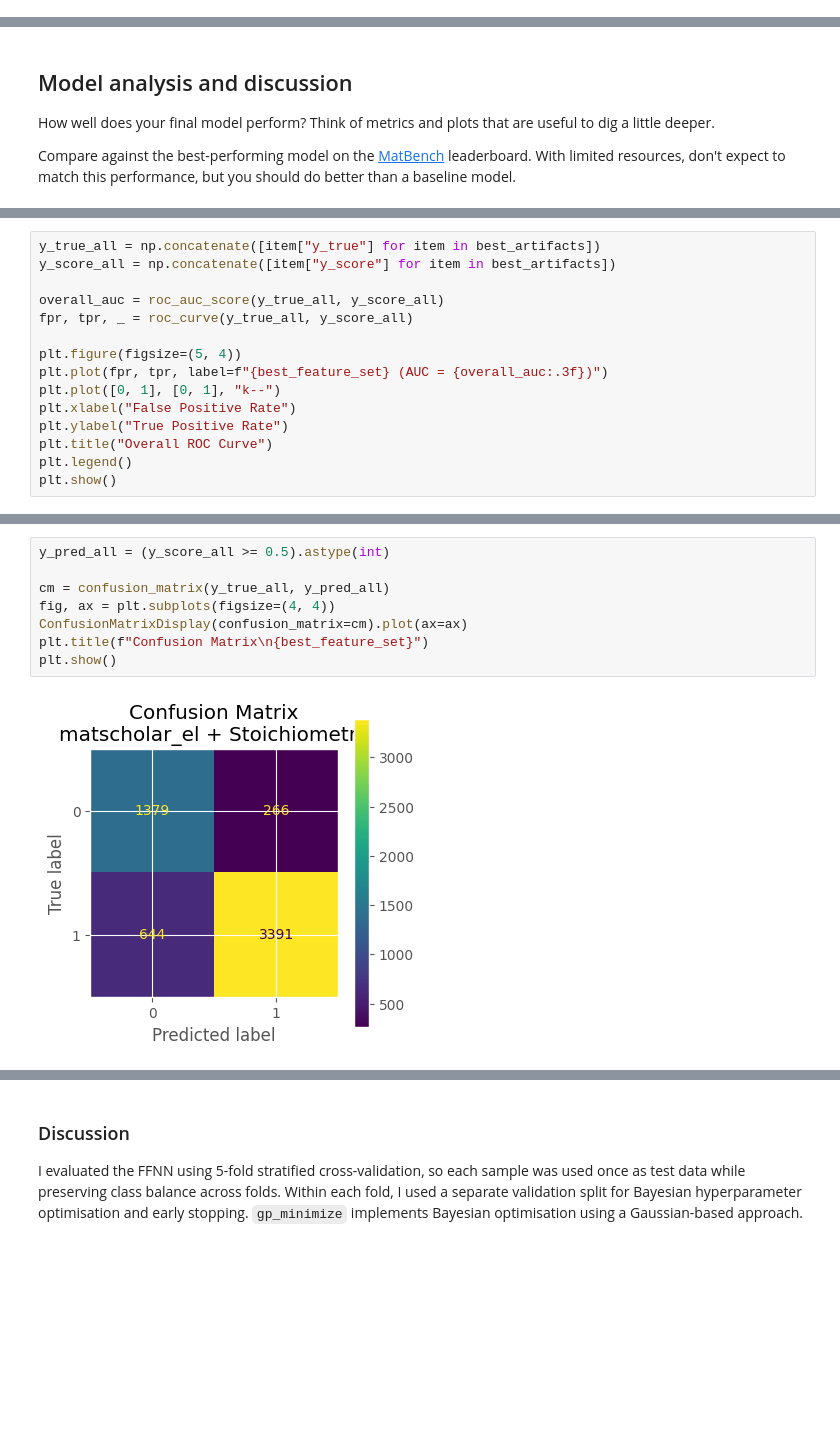
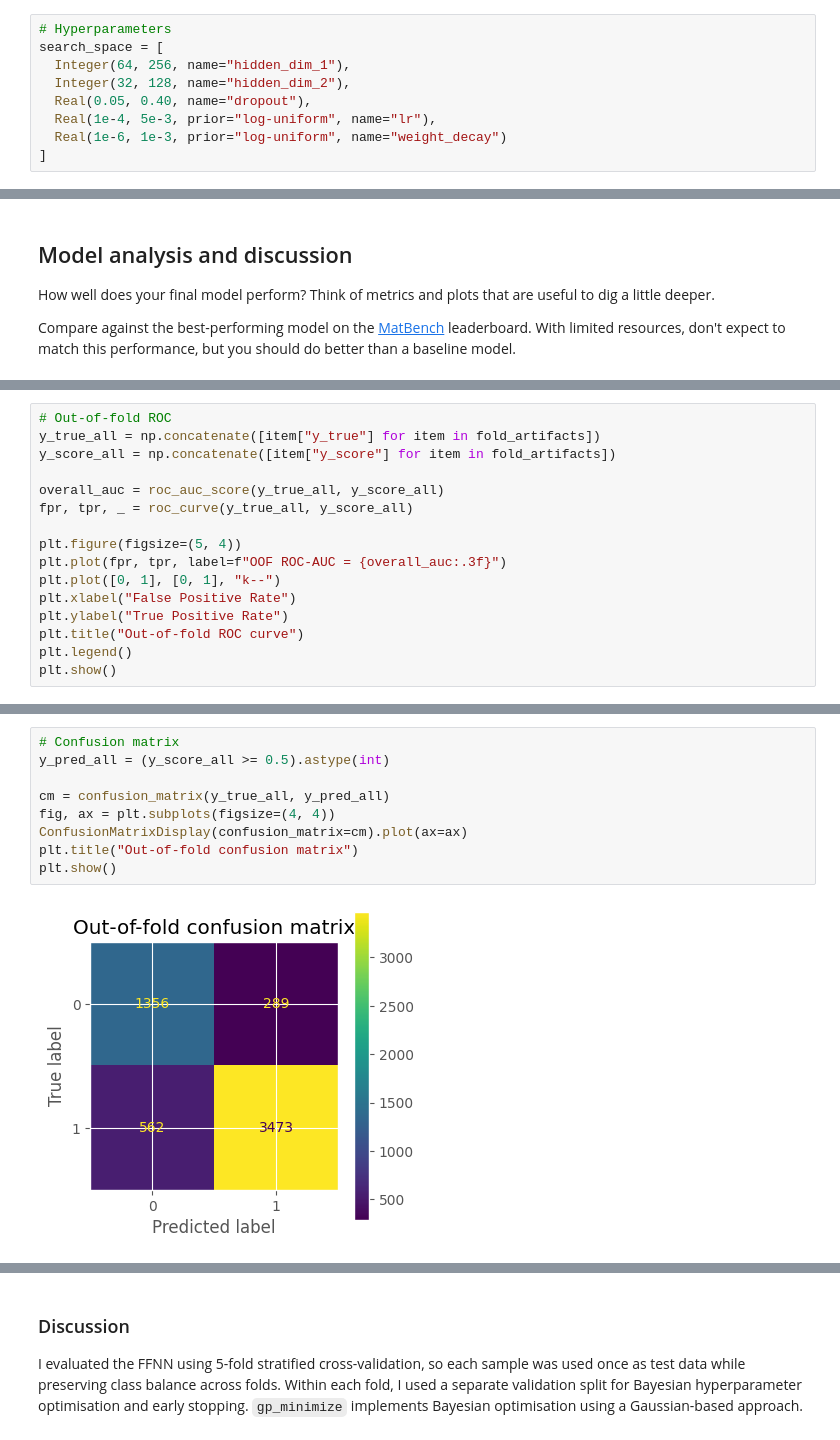
Before and after one commit to PhyTorch/Lecture, a Jupyter notebook: Research_Challenge.ipynb, the cells around one changed output, grey strips where cells are left out. Drawn from its saved outputs; the diff is of its cells as text; blank space fills up the shorter version.

```diff
--- a/Research_Challenge.ipynb
+++ b/Research_Challenge.ipynb
@@ -436,0 +489,9 @@ candidate_configs = [
+# %%
+# Hyperparameters
+search_space = [
+  Integer(64, 256, name="hidden_dim_1"),
+  Integer(32, 128, name="hidden_dim_2"),
+  Real(0.05, 0.40, name="dropout"),
+  Real(1e-4, 5e-3, prior="log-uniform", name="lr"),
+  Real(1e-6, 1e-3, prior="log-uniform", name="weight_decay")
+]
@@ -697,0 +720,16 @@ plt.show()
+# %%
+# Out-of-fold ROC
+y_true_all = np.concatenate([item["y_true"] for item in fold_artifacts])
+y_score_all = np.concatenate([item["y_score"] for item in fold_artifacts])
+
+overall_auc = roc_auc_score(y_true_all, y_score_all)
+fpr, tpr, _ = roc_curve(y_true_all, y_score_all)
+
+plt.figure(figsize=(5, 4))
+plt.plot(fpr, tpr, label=f"OOF ROC-AUC = {overall_auc:.3f}")
+plt.plot([0, 1], [0, 1], "k--")
+plt.xlabel("False Positive Rate")
+plt.ylabel("True Positive Rate")
+plt.title("Out-of-fold ROC curve")
+plt.legend()
+plt.show()
@@ -731,15 +747,0 @@ Best feature set: matscholar_el + Stoichiometry
-# %%
-y_true_all = np.concatenate([item["y_true"] for item in best_artifacts])
-y_score_all = np.concatenate([item["y_score"] for item in best_artifacts])
-
-overall_auc = roc_auc_score(y_true_all, y_score_all)
-fpr, tpr, _ = roc_curve(y_true_all, y_score_all)
-
-plt.figure(figsize=(5, 4))
-plt.plot(fpr, tpr, label=f"{best_feature_set} (AUC = {overall_auc:.3f})")
-plt.plot([0, 1], [0, 1], "k--")
-plt.xlabel("False Positive Rate")
-plt.ylabel("True Positive Rate")
-plt.title("Overall ROC Curve")
-plt.legend()
-plt.show()
@@ -748,11 +748,12 @@ plt.show()
 # %%
+# Confusion matrix
 y_pred_all = (y_score_all >= 0.5).astype(int)
 
 cm = confusion_matrix(y_true_all, y_pred_all)
 fig, ax = plt.subplots(figsize=(4, 4))
 ConfusionMatrixDisplay(confusion_matrix=cm).plot(ax=ax)
-plt.title(f"Confusion Matrix\n{best_feature_set}")
+plt.title("Out-of-fold confusion matrix")
 plt.show()
 # %% [output]
-[figure, old version]
+[figure, new version]
 # %%
```
Also changed, not shown: parts of 27 cells of this notebook.
